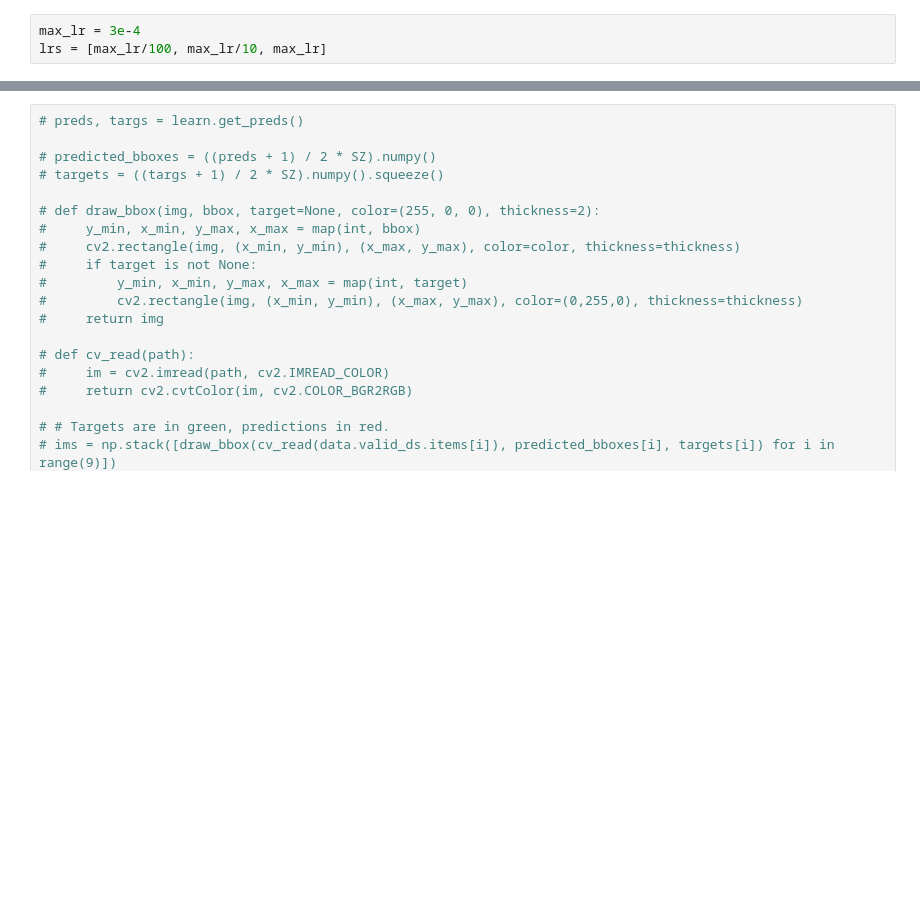
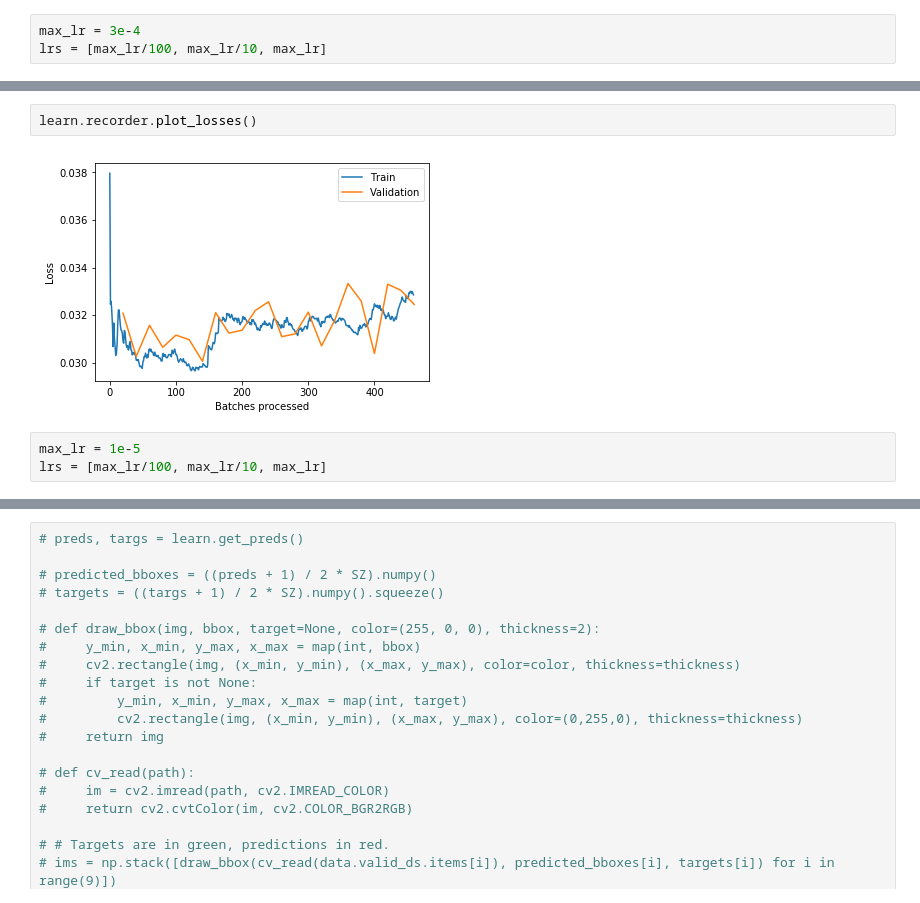
Before and after one commit to benwu232/humpback, a Jupyter notebook: fluke_location.ipynb, the cells around one changed output, grey strips where cells are left out. Drawn from its saved outputs; the diff is of its cells as text; blank space fills up the shorter version.

```diff
--- a/fluke_location.ipynb
+++ b/fluke_location.ipynb
@@ -247,0 +295,7 @@ cbs = [cb_save_model, cb_early_stopping]
+# %%
+learn.recorder.plot_losses()
+# %% [output]
+[figure, added]
+# %%
+max_lr = 1e-5
+lrs = [max_lr/100, max_lr/10, max_lr]
```
Also changed, not shown: parts of 17 cells of this notebook, 6 other files.
